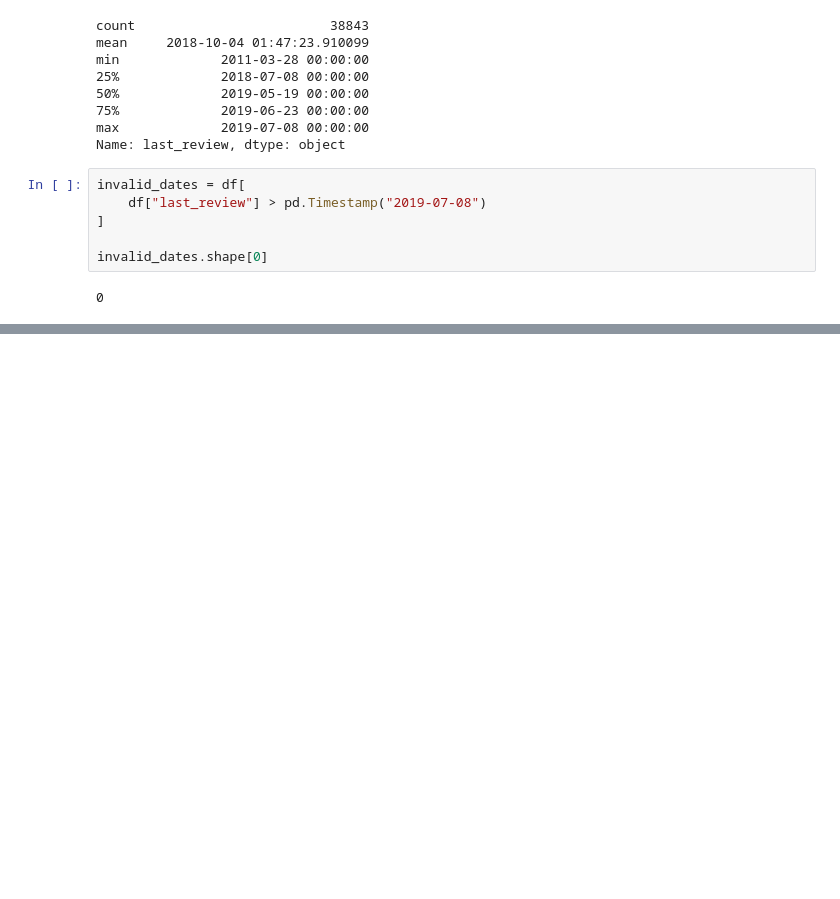
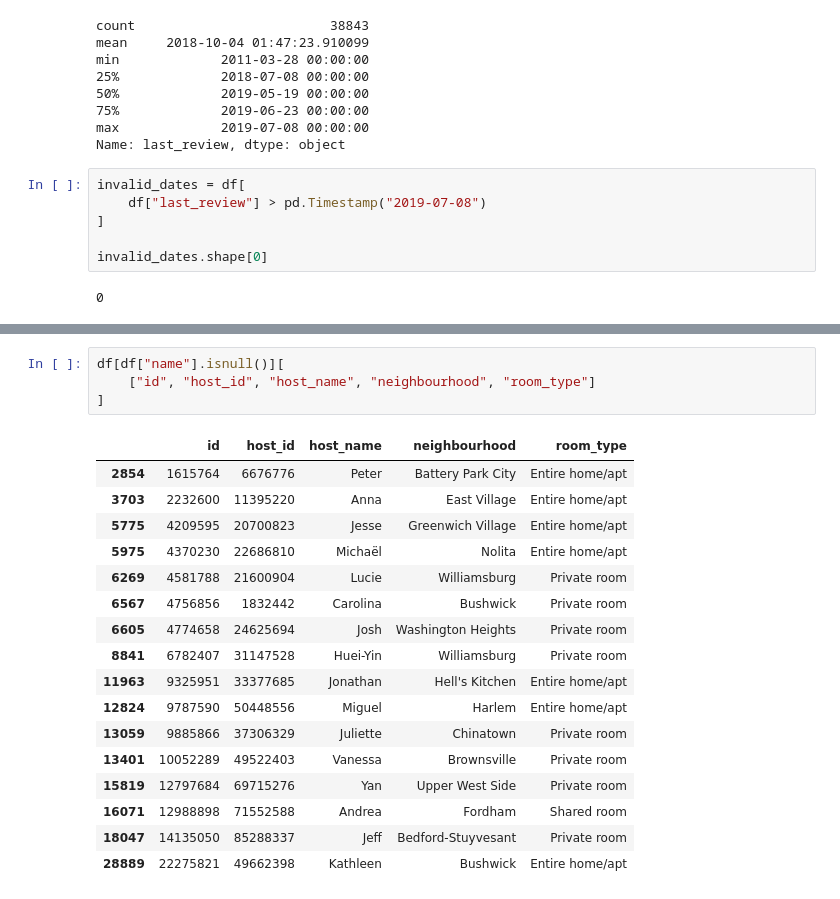
Before and after one commit to Farhat888/OIBSIP, a Jupyter notebook: DataAnalytics-L1-Task3-Cleaning-Data/notebooks/01_initial_data_quality_inspection.ipynb, the cells around one changed output, grey strips where cells are left out. Cells and saved outputs as stored; diff of their text form; blank space fills up the shorter version.

```diff
--- a/DataAnalytics-L1-Task3-Cleaning-Data/notebooks/01_initial_data_quality_inspection.ipynb
+++ b/DataAnalytics-L1-Task3-Cleaning-Data/notebooks/01_initial_data_quality_inspection.ipynb
@@ -1153,0 +1232,22 @@ invalid_dates.shape[0]
+# %%
+df[df["name"].isnull()][
+    ["id", "host_id", "host_name", "neighbourhood", "room_type"]
+]
+# %% [output]
+|  | id | host_id | host_name | neighbourhood | room_type |
+| 2854 | 1615764 | 6676776 | Peter | Battery Park City | Entire home/apt |
+| 3703 | 2232600 | 11395220 | Anna | East Village | Entire home/apt |
+| 5775 | 4209595 | 20700823 | Jesse | Greenwich Village | Entire home/apt |
+| 5975 | 4370230 | 22686810 | Michaël | Nolita | Entire home/apt |
+| 6269 | 4581788 | 21600904 | Lucie | Williamsburg | Private room |
+| 6567 | 4756856 | 1832442 | Carolina | Bushwick | Private room |
+| 6605 | 4774658 | 24625694 | Josh | Washington Heights | Private room |
+| 8841 | 6782407 | 31147528 | Huei-Yin | Williamsburg | Private room |
+| 11963 | 9325951 | 33377685 | Jonathan | Hell's Kitchen | Entire home/apt |
+| 12824 | 9787590 | 50448556 | Miguel | Harlem | Entire home/apt |
+| 13059 | 9885866 | 37306329 | Juliette | Chinatown | Private room |
+| 13401 | 10052289 | 49522403 | Vanessa | Brownsville | Private room |
+| 15819 | 12797684 | 69715276 | Yan | Upper West Side | Private room |
+| 16071 | 12988898 | 71552588 | Andrea | Fordham | Shared room |
+| 18047 | 14135050 | 85288337 | Jeff | Bedford-Stuyvesant | Private room |
+| 28889 | 22275821 | 49662398 | Kathleen | Bushwick | Entire home/apt |
```
Also changed, not shown: parts of 10 cells of this notebook.
